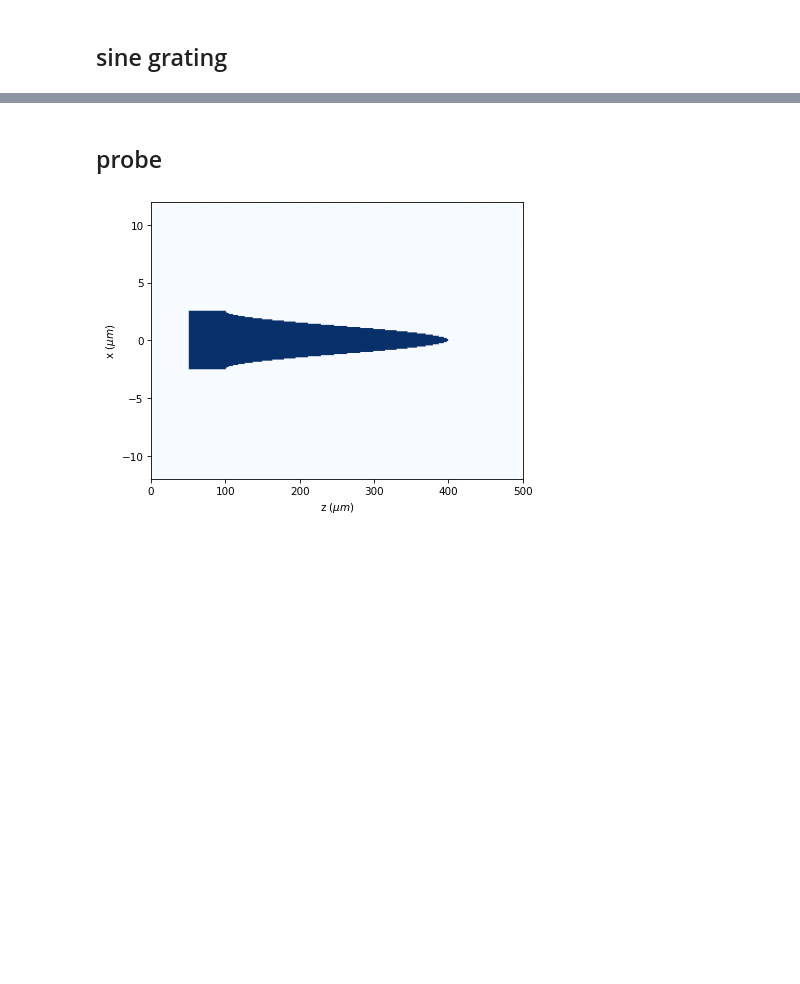
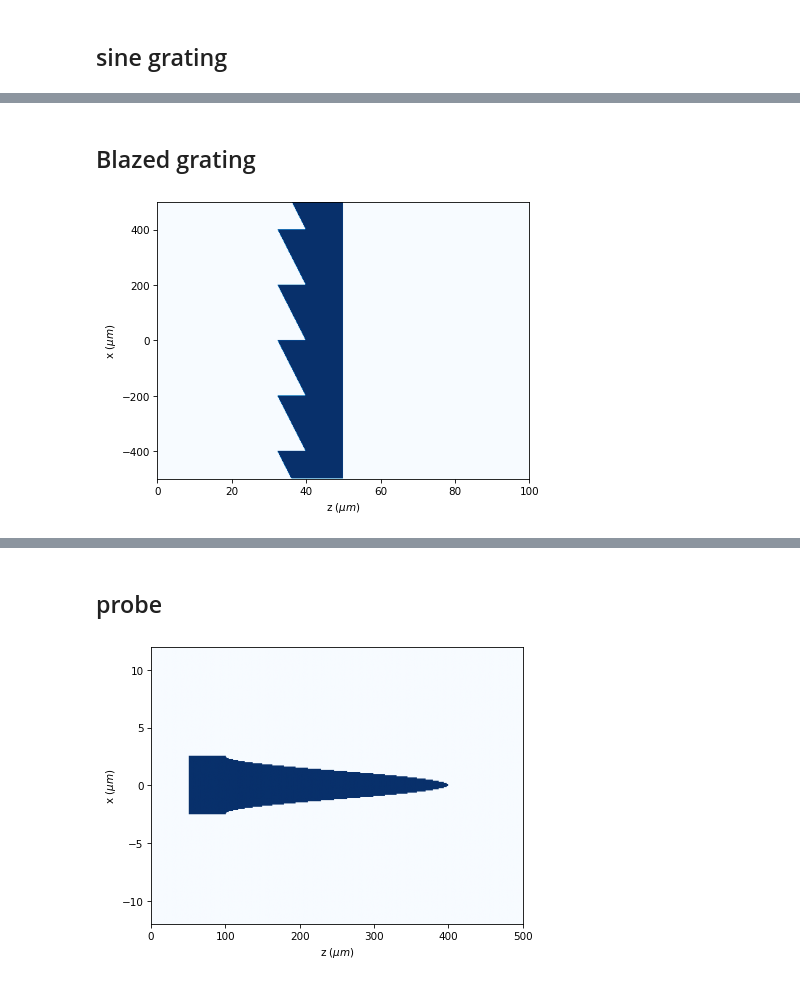
Before and after one commit to optbrea/diffractio, a Jupyter notebook: docs/source/tutorial_scalar/scalar_XZ/masks_xz.ipynb, the cells around one changed output, grey strips where cells are left out. Cells and saved outputs as stored; diff of their text form; code cells hidden in the pictures; blank space fills up the shorter version.

Commit message:
Blazed and multilevel grating XZ: definition an examples.

```diff
--- a/docs/source/tutorial_scalar/scalar_XZ/masks_xz.ipynb
+++ b/docs/source/tutorial_scalar/scalar_XZ/masks_xz.ipynb
@@ -330,0 +331,21 @@ t1.draw_refractive_index()
+# %% [markdown]
+## Blazed grating
+# %%
+x0 = np.linspace(-500 * um, 500 * um, 512)
+z0 = np.linspace(0 * um, 100 * um, 512)
+
+wavelength = 0.633 * um
+
+t1 = Diffractio('scalar', 'mask', x=x0, z=z0, wavelength=wavelength)
+
+t1.blazed_grating(
+    r0=(0 * um, 40 * um),
+    period=200 * um,
+    blazed_order=6,
+    refractive_index=1.5,
+    thickness=10 * um,
+)
+
+t1.draw_refractive_index()
+# %% [output]
+[figure, added]
```
Also changed, not shown: parts of 5 cells of this notebook, 2 other files.
